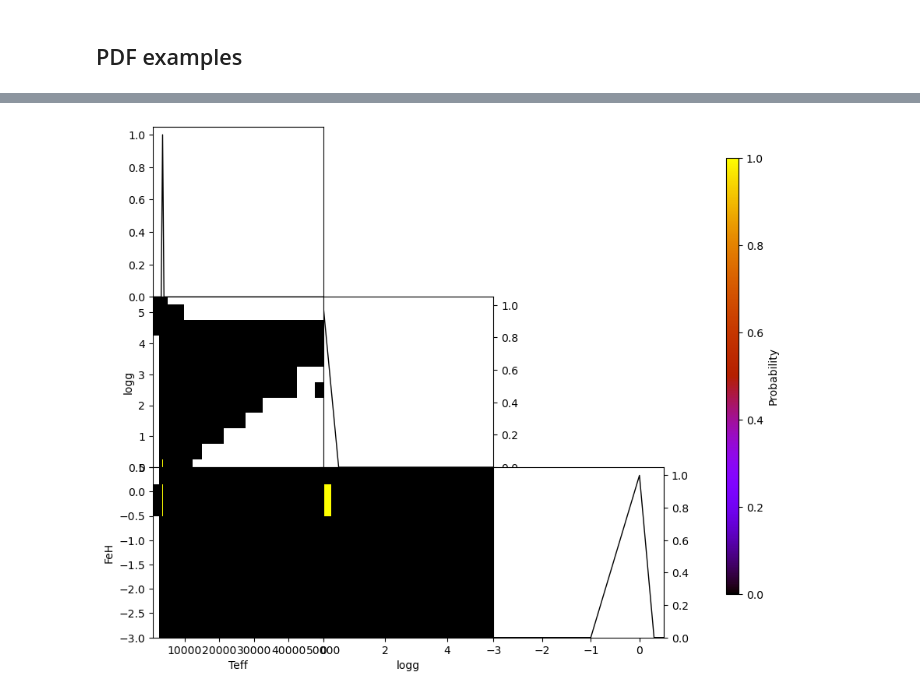
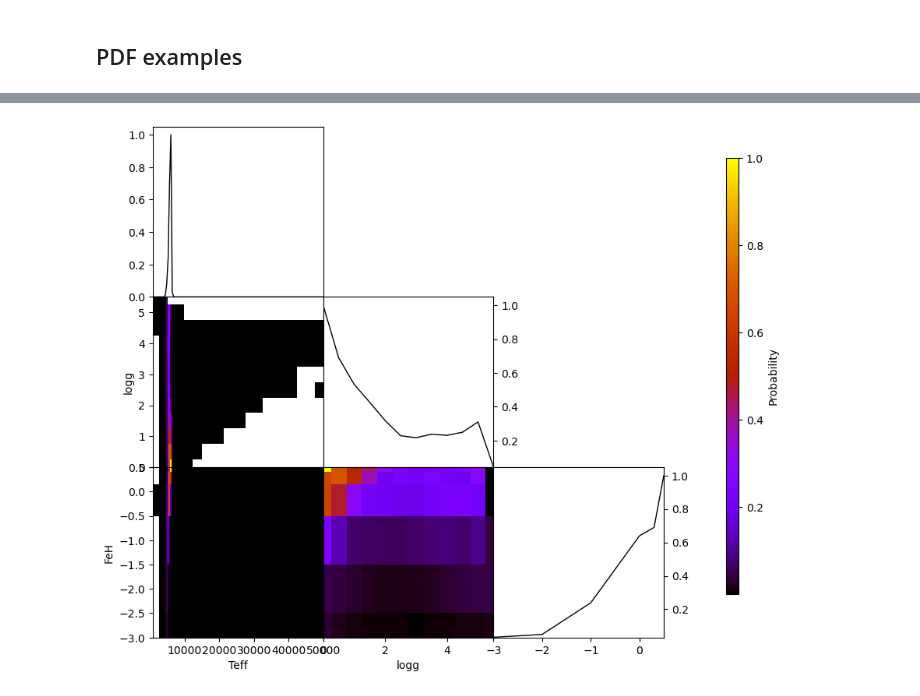
Before and after one commit to lephare-photoz/lephare, a Jupyter notebook: training_stats/notebooks/spectral_type_flagger.ipynb, the cells around one changed output, grey strips where cells are left out. Saved outputs shown, nothing was run; the diff lists cells and outputs as text; code cells hidden in the pictures.

```diff
--- a/training_stats/notebooks/spectral_type_flagger.ipynb
+++ b/training_stats/notebooks/spectral_type_flagger.ipynb
@@ -89,7 +101,8 @@ class SED_GRID:
         plt.show()
 # %%
 # %matplotlib widget
-sed_grid_init = SED_GRID('/home/hallouin/Documents/t_hall/lephare/simulated_star_sed/bt_spectra/bt_star_sed_full.list')
+sed_grid_path = '/home/hallouin/Documents/t_hall/lephare/simulated_star_sed/bt_spectra/bt_star_sed_full.list'
+sed_grid_init = SED_GRID(sed_grid_path)
 sed_grid = sed_grid_init.build()
 sed_grid_init.plot()
 # %% [output]
@@ -108,7 +121,7 @@ import matplotlib.pyplot as plt
 from mpl_toolkits.mplot3d import Axes3D
 import re
 
-class STAR_PDF_VISUALIZER:
+class STAR_PDF:
     def __init__(self, sed_grid_obj):
         if sed_grid_obj.sed_grid is None:
             raise ValueError("SED_GRID: call build() before using STAR_PDF_VISUALIZER.")
@@ -197,7 +210,7 @@ class STAR_PDF_VISUALIZER:
             axes = ["Teff", "logg", "FeH"]
             n = len(axes)
 
-            # Pré-calculer les plages de valeurs pour uniformiser les axes
+            # Uniform axes
             limits = {}
             for ax in axes:
                 limits[ax] = np.unique(grid[:, {"Teff": 1, "logg": 2, "FeH": 3}[ax]])
@@ -205,8 +218,8 @@ class STAR_PDF_VISUALIZER:
             fig = plt.figure(figsize=(8, 8))
             gs = plt.GridSpec(n, n, wspace=0.0, hspace=0.0)
 
-            for i in range(n):  # ligne
-                for j in range(n):  # colonne
+            for i in range(n):  # line
+                for j in range(n):  # col
                     if j > i:
                         continue
                     ax = fig.add_subplot(gs[i, j])
@@ -270,3 +283,21 @@ class STAR_PDF_VISUALIZER:
             plt.title("Minimized Chi² PDF")
             plt.grid(True)
             plt.show()
+
+    def best_output(self):
+        grid = self.chi2_grid
+        best_sed_id = np.argmin(grid[:,4])
+        chi2_best = min(grid[:,4])
+        Teff_best = grid[best_sed_id, 1]
+        logg_best = grid[best_sed_id, 2]
+        FeH_best = grid[best_sed_id, 3]
+
+        chisec_grid = np.delete(grid, best_sed_id, axis=0)
+        sec_best_sed_id = np.argmin(chisec_grid[:,4])
+        sec_chi2_best = min(chisec_grid[:,4])
+        sec_Teff_best = chisec_grid[sec_best_sed_id, 1]
+        sec_logg_best = chisec_grid[sec_best_sed_id, 2]
+        sec_FeH_best = chisec_grid[sec_best_sed_id, 3]
+        sec_best_sed_id = sec_best_sed_id + 1 if sec_best_sed_id >= best_sed_id else sec_best_sed_id
+        return [best_sed_id, Teff_best, logg_best, FeH_best, chi2_best,
+                sec_best_sed_id, sec_Teff_best, sec_logg_best, sec_FeH_best, sec_chi2_best]
@@ -278,7 +314,8 @@ chi2_values = np.loadtxt("/home/hallouin/Documents/t_hall/lephare/training_stats
+# %%
+star_pdf = STAR_PDF(sed_grid_init)
+chi2_grid = star_pdf.build_chi2_grid(chi2_values[4,1:])
 # %%
-star_pdf_visualizer = STAR_PDF_VISUALIZER(sed_grid_init)
-chi2_grid = star_pdf_visualizer.build_chi2_grid(chi2_values[82,1:])
-star_pdf_visualizer.plot_min_chi2(to_prob=True, full=True)#, fixed={"Teff": 7200})
+star_pdf.plot_min_chi2(to_prob=True, full=True)#, fixed={"FeH": 0.5, "Teff": 7200})
 # %% [output]
-[figure, old version]
+[figure, new version]
 # %% [markdown]
```
Also changed, not shown: parts of 28 cells of this notebook, 1 other file.
